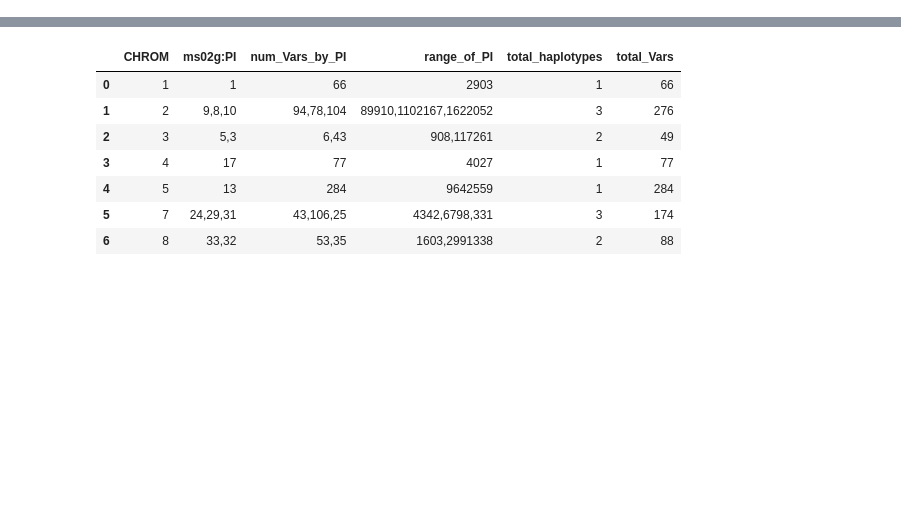
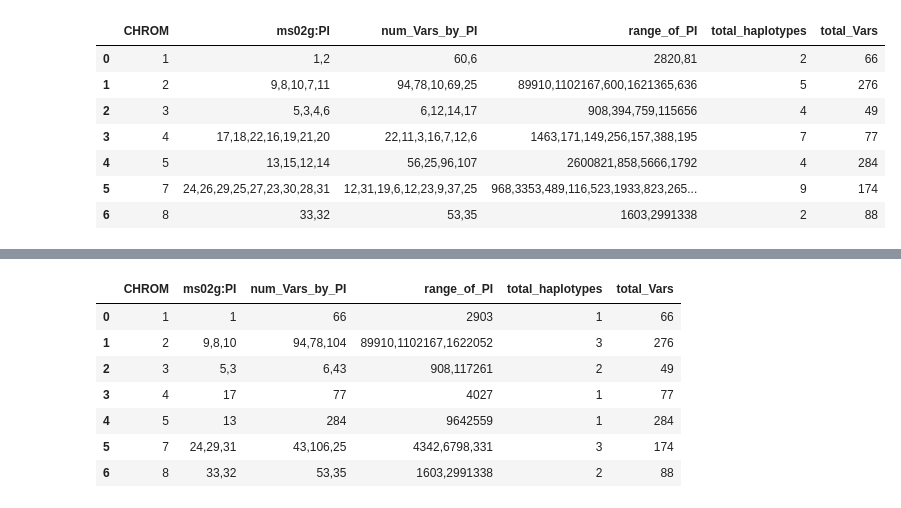
Before and after one commit to everestial/phase-extender, a Jupyter notebook: quickstart.ipynb, the cells around one changed output, grey strips where cells are left out. Cells and saved outputs as stored; diff of their text form; code cells hidden in the pictures; blank space fills up the shorter version.

```diff
--- a/quickstart.ipynb
+++ b/quickstart.ipynb
@@ -2,3 +2,15 @@
 #example
 from phase_extender.hapstats import compute_haplotype_stats, compute_stats_df, plot_all_data, plot_hist_one_chr, plot_bar_hapstats
 import pandas as pd
+# %%
+initial_hap_df = pd.read_csv('tests/outdir/eg3out/initial_haplotype_stats_ms02g.txt', sep='\t')
+initial_hap_df
+# %% [output]
+|  | CHROM | ms02g:PI | num_Vars_by_PI | range_of_PI | total_haplotypes | total_Vars |
+| 0 | 1 | 1,2 | 60,6 | 2820,81 | 2 | 66 |
+| 1 | 2 | 9,8,10,7,11 | 94,78,10,69,25 | 89910,1102167,600,1621365,636 | 5 | 276 |
+| 2 | 3 | 5,3,4,6 | 6,12,14,17 | 908,394,759,115656 | 4 | 49 |
+| 3 | 4 | 17,18,22,16,19,21,20 | 22,11,3,16,7,12,6 | 1463,171,149,256,157,388,195 | 7 | 77 |
+| 4 | 5 | 13,15,12,14 | 56,25,96,107 | 2600821,858,5666,1792 | 4 | 284 |
+| 5 | 7 | 24,26,29,25,27,23,30,28,31 | 12,31,19,6,12,23,9,37,25 | 968,3353,489,116,523,1933,823,265... | 9 | 174 |
+| 6 | 8 | 33,32 | 53,35 | 1603,2991338 | 2 | 88 |
```
Also changed, not shown: parts of 4 cells of this notebook, 1 other file.
